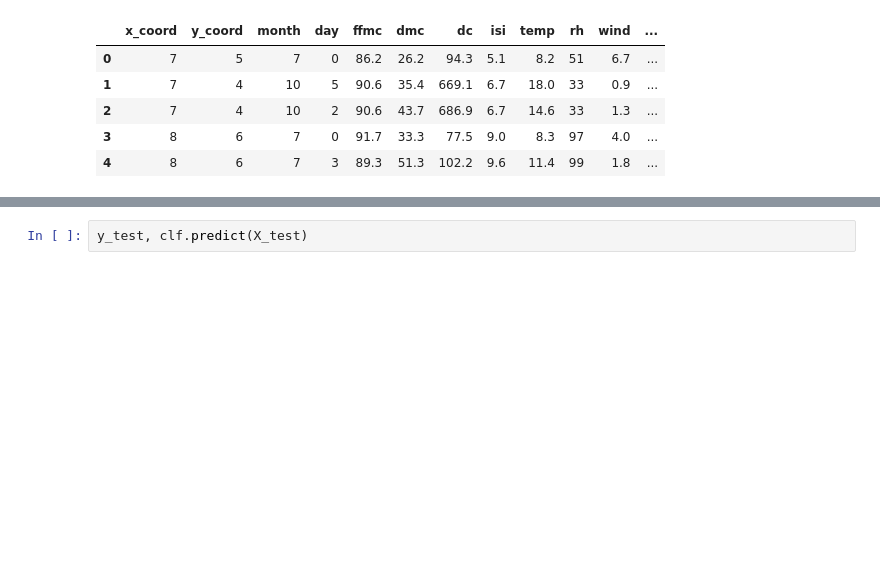
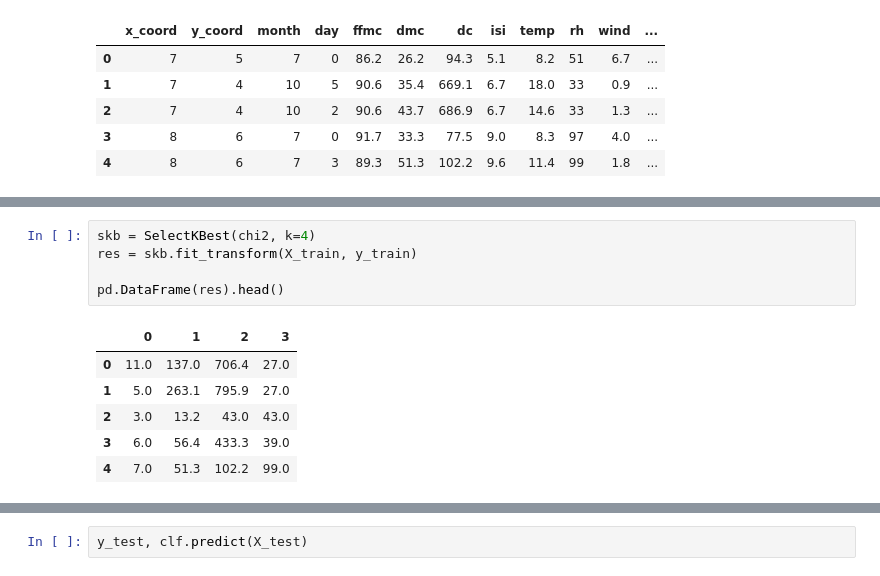
Before and after one commit to janetkok/forest-fire-regression, a Jupyter notebook: Forest Fire Regression Experiment.ipynb, the cells around one changed output, grey strips where cells are left out. Drawn from its saved outputs; the diff is of its cells as text; blank space fills up the shorter version.

```diff
--- a/Forest Fire Regression Experiment.ipynb
+++ b/Forest Fire Regression Experiment.ipynb
@@ -91,0 +134,12 @@ print(np.sqrt(mean_squared_error(y_test, clf.predict(X_test))))
+# %%
+skb = SelectKBest(chi2, k=4)
+res = skb.fit_transform(X_train, y_train)
+
+pd.DataFrame(res).head()
+# %% [output]
+|  | 0 | 1 | 2 | 3 |
+| 0 | 11.0 | 137.0 | 706.4 | 27.0 |
+| 1 | 5.0 | 263.1 | 795.9 | 27.0 |
+| 2 | 3.0 | 13.2 | 43.0 | 43.0 |
+| 3 | 6.0 | 56.4 | 433.3 | 39.0 |
+| 4 | 7.0 | 51.3 | 102.2 | 99.0 |
```
Also changed, not shown: parts of 6 cells of this notebook.
